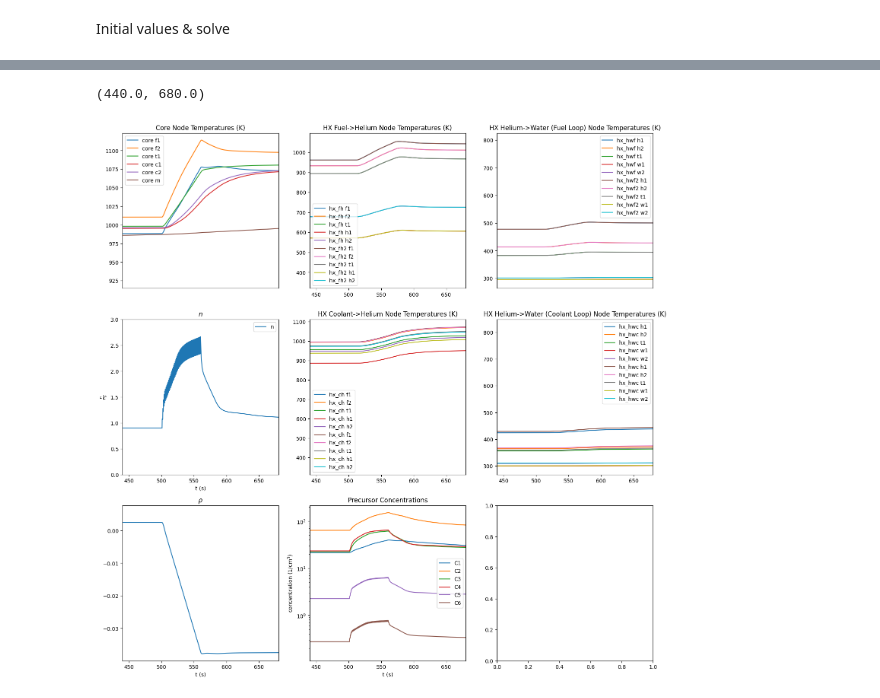
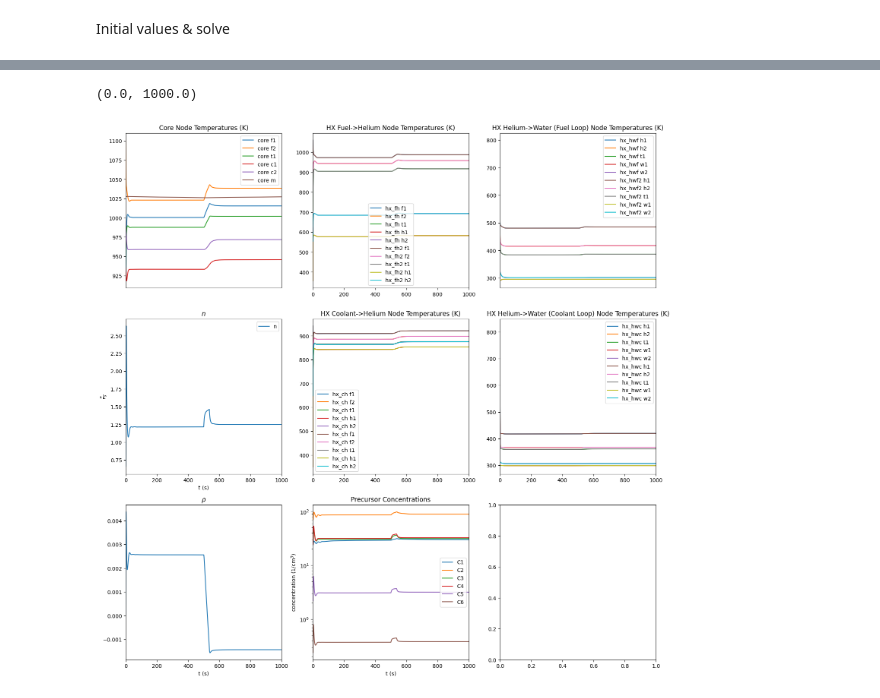
Before and after one commit to LukeLabrie/msc_eng_thesis, a Jupyter notebook: are/model_insert.ipynb, the cells around one changed output, grey strips where cells are left out. Cells and saved outputs as stored; diff of their text form; code cells hidden in the pictures.

```diff
--- a/are/model_insert.ipynb
+++ b/are/model_insert.ipynb
@@ -102,27 +102,27 @@ T_hhwf2_w2 = W_hhwf_w/(m_w/2)*(y(47)-y(48)) + F*(hA_tw_hxhw*(y(46)-y(48))/mcp_w)
 # %%
 # HELIUM-WATER HX (COOLANT LOOP)
 # fuel nodes
-T_hhwc_h1 = W_h_ch/(m_h_hxhw/2)*(y(15)-y(21)) + F*(hA_ht_hxhwc*(y(23)-y(21))/mcp_h_hxhw)       # T_cf1: y(21)
-T_hhwc_h2 = W_h_ch/(m_h_hxhw/2)*(y(21)-y(22)) + F*(hA_ht_hxhwc*(y(23)-y(22))/mcp_h_hxhw)                                 # T_cf2: y(22)
+T_hhwc_h1 = W_h_ch/(m_h_hxhwc/2)*(y(15)-y(21)) + F*(hA_ht_hxhwc*(y(23)-y(21))/mcp_h_hxhwc)       # T_cf1: y(21)
+T_hhwc_h2 = W_h_ch/(m_h_hxhwc/2)*(y(21)-y(22)) + F*(hA_ht_hxhwc*(y(23)-y(22))/mcp_h_hxhwc)                                 # T_cf2: y(22)
 
 # tubes
-T_hhwc_t1 = F*((hA_ht_hxhwc/mcp_t_hxhw)*((y(21)-y(23))+(y(22)-y(23))) + (hA_tw_hxhw/mcp_t_hxhw)*((y(24)-y(23))+(y(25)-y(23)))) # T_ht1: y(23)
+T_hhwc_t1 = F*((hA_ht_hxhwc/mcp_t_hxhwc)*((y(21)-y(23))+(y(22)-y(23))) + (hA_tw_hxhwc/mcp_t_hxhwc)*((y(24)-y(23))+(y(25)-y(23)))) # T_ht1: y(23)
 
 # water
-T_hhwc_w1 = W_hhwc_w/(m_w/2)*(T0_hhwf_w1-y(24)) + F*(hA_tw_hxhw*(y(23)-y(24))/mcp_w)                                       # T_cc1: y(24) maybe don't need these nodes
-T_hhwc_w2 = W_hhwc_w/(m_w/2)*(y(24)-y(25)) + F*(hA_tw_hxhw*(y(23)-y(25))/mcp_w)                                            # T_cc1: y(25)
+T_hhwc_w1 = W_hhwc_w/(m_w_hxhwc/2)*(T0_hhwf_w1-y(24)) + F*(hA_tw_hxhwc*(y(23)-y(24))/mcp_w_hxhwc)                                       # T_cc1: y(24) maybe don't need these nodes
+T_hhwc_w2 = W_hhwc_w/(m_w_hxhwc/2)*(y(24)-y(25)) + F*(hA_tw_hxhwc*(y(23)-y(25))/mcp_w_hxhwc)                                            # T_cc1: y(25)
 
 # HELIUM-WATER HX2 (COOLANT LOOP)
 # fuel nodes
-T_hhwc2_h1 = W_h_ch/(m_h_hxhw/2)*(y(43)-y(49)) + F*(hA_ht_hxhwc*(y(51)-y(49))/mcp_h_hxhw)       # T_cf1: y(49)
-T_hhwc2_h2 = W_h_ch/(m_h_hxhw/2)*(y(49)-y(50)) + F*(hA_ht_hxhwc*(y(51)-y(50))/mcp_h_hxhw)                                 # T_cf2: y(50)
+T_hhwc2_h1 = W_h_ch/(m_h_hxhwc/2)*(y(43)-y(49)) + F*(hA_ht_hxhwc*(y(51)-y(49))/mcp_h_hxhwc)       # T_cf1: y(49)
+T_hhwc2_h2 = W_h_ch/(m_h_hxhwc/2)*(y(49)-y(50)) + F*(hA_ht_hxhwc*(y(51)-y(50))/mcp_h_hxhwc)                                 # T_cf2: y(50)
 
 # tubes
-T_hhwc2_t1 = F*(hA_ht_hxhwc/mcp_t_hxhw)*((y(49)-y(51))+(y(50)-y(51)))+(hA_tw_hxhw/mcp_t_hxhw)*((y(52)-y(51))+(y(53)-y(51))) # T_ht1: y(51)
+T_hhwc2_t1 = F*(hA_ht_hxhwc/mcp_t_hxhwc)*((y(49)-y(51))+(y(50)-y(51)))+(hA_tw_hxhwc/mcp_t_hxhwc)*((y(52)-y(51))+(y(53)-y(51))) # T_ht1: y(51)
 
 # water
-T_hhwc2_w1 = W_hhwc_w/(m_w/2)*(T0_hhwf_w1-y(52)) + F*(hA_tw_hxhw*(y(51)-y(52))/mcp_w)                                       # T_cc1: y(52) maybe don't need these nodes
-T_hhwc2_w2 = W_hhwc_w/(m_w/2)*(y(52)-y(53)) + F*(hA_tw_hxhw*(y(51)-y(53))/mcp_w)                                            # T_cc1: y(53)
+T_hhwc2_w1 = W_hhwc_w/(m_w_hxhwc/2)*(T0_hhwf_w1-y(52)) + F*(hA_tw_hxhwc*(y(51)-y(52))/mcp_w_hxhwc)                                       # T_cc1: y(52) maybe don't need these nodes
+T_hhwc2_w2 = W_hhwc_w/(m_w_hxhwc/2)*(y(52)-y(53)) + F*(hA_tw_hxhwc*(y(51)-y(53))/mcp_w_hxhwc)                                            # T_cc1: y(53)
 # %%
 # reactivity insertion at t = 1000
 rho_0 = 0.0013239/beta_t
@@ -168,17 +168,18 @@ DDE = jitcdde_input([T_c_f1,T_c_f2,T_c_t1,T_c_c1,T_c_c2,T_c_m,T_hfh_f1,T_hfh_f2,
                T_hhwf2_w1,T_hhwf2_w2,T_hhwc2_h1,T_hhwc2_h2,T_hhwc2_t1,T_hhwc2_w1,T_hhwc2_w2],rho_spline)
 
 # set initial conditions
-DDE.constant_past([T0_c_f1,T0_c_f2,T0_c_t1,T0_c_c1,T0_c_c2,T0_c_m,T0_hfh_f1,T0_hfh_f2,T0_hfh_t1,T0_hfh_h1,T0_hfh_h2,
+DDE.constant_past([T0_c_f1,T0_c_f2,T0_c_t1,T0_c_c1,T0_c_c2,T0_c_m+50,T0_hfh_f1,T0_hfh_f2,T0_hfh_t1,T0_hfh_h1,T0_hfh_h2,
                T0_hch_c1,T0_hch_c2,T0_hch_t1,T0_hch_h1,T0_hch_h2,T0_hhwf_h1,T0_hhwf_h2,T0_hhwf_t1,T0_hhwf_w1,T0_hhwf_w2,
                T0_hhwc_h1,T0_hhwc_h2,T0_hhwc_t1,T0_hhwc_w1,T0_hhwc_w2,n_frac0,C0[0],C0[1],C0[2],C0[3],C0[4],C0[5],0.0,
                T0_hfh_f1,T0_hfh_f2,T0_hfh_t1,T0_hfh_h1,T0_hfh_h2,T0_hch_c1,T0_hch_c2,T0_hch_t1,T0_hch_h1,T0_hch_h2,
                T0_hhwf_h1+200,T0_hhwf_h2+200,T0_hhwf_t1,T0_hhwf_w1,T0_hhwf_w2,T0_hhwc_h1,T0_hhwc_h2,T0_hhwc_t1,T0_hhwc_w1,T0_hhwc_w2])
 
-DDE.adjust_diff()
+# DDE.adjust_diff()
 
-#DDE.set_integration_parameters(atol=1e-10, rtol=1e-05, first_step=1.0, min_step=1e-11, max_step=10.0, decrease_threshold=1.1,
-#                           increase_threshold=0.5, safety_factor=0.9, max_factor=5.0, min_factor=0.2, pws_factor=3,
-#                           pws_atol=0.0, pws_rtol=1e-05, pws_max_iterations=10, pws_base_increase_chance=0.1, pws_fuzzy_increase=False)
+DDE.set_integration_parameters(atol=1e-12, rtol=1e-12, first_step=1.0, min_step=1e-20, max_step=10.0,
+                               decrease_threshold=1.1, increase_threshold=0.5, safety_factor=0.9, max_factor=5.0,
+                               min_factor=0.2, pws_factor=3, pws_atol=0.0, pws_rtol=1e-05, pws_max_iterations=10,
+                               pws_base_increase_chance=0.1, pws_fuzzy_increase=False)
 #
 # DDE.step_on_discontinuities()
 
@@ -191,8 +245,8 @@ Using default integration parameters.
 # %%
 fig,axs = plt.subplots(3,3,figsize=(18,18))
 
-t_0 = 440
-t_f = 440+60*4
+t_0 = 0
+t_f = 1000
 
 p_error = 0.17
 
@@ -287,33 +341,33 @@ axs[1,2].set_title("HX Helium->Water (Coolant Loop) Node Temperatures (K)")
 
 axs[1,0].plot(T,[s[26] for s in sol_jit],label="n")
 #axs[1,0].plot(T,[(1+p_error)*s[26] for s in sol_jit],linestyle="--",label="+20%")
 #axs[1,0].plot(T,[(1-p_error)*s[26] for s in sol_jit],linestyle="--",label="-20%")
 axs[1,0].set_xlabel("t (s)")
 axs[1,0].set_title(r"$n$")
 axs[1,0].set_ylabel(r"$\frac{n}{n_0}$")
 axs[1,0].set_xlim([t_0,t_f])
-axs[1,0].set_ylim([0,3])
+#axs[1,0].set_ylim([0,1.5])
 axs[1,0].legend()
 
 axs[2,0].plot(T,[s[33] for s in sol_jit],label="n")
 axs[2,0].set_xlabel("t (s)")
 axs[2,0].set_title(r"$\rho$")
 axs[2,0].set_xlim([t_0,t_f])
 
 
 axs[2,1].plot(T,[s[27] for s in sol_jit],label="C1")
 axs[2,1].plot(T,[s[28] for s in sol_jit],label="C2")
 axs[2,1].plot(T,[s[29] for s in sol_jit],label="C3")
 axs[2,1].plot(T,[s[30] for s in sol_jit],label="C4")
 axs[2,1].plot(T,[s[31] for s in sol_jit],label="C5")
 axs[2,1].plot(T,[s[32] for s in sol_jit],label="C6")
 axs[2,1].legend()
 axs[2,1].set_xlabel("t (s)")
 axs[2,1].set_yscale("log")
 axs[2,1].set_ylabel(r"concentration (1/cm$^3$)")
 axs[2,1].legend(loc="right")
 axs[2,1].set_title("Precursor Concentrations")
 axs[2,1].set_xlim([t_0,t_f])
 # %% [output]
-(440.0, 680.0)
+(0.0, 1000.0)
-[figure, old version]
+[figure, new version]
```
Also changed, not shown: parts of 12 cells of this notebook, 3 other files.
